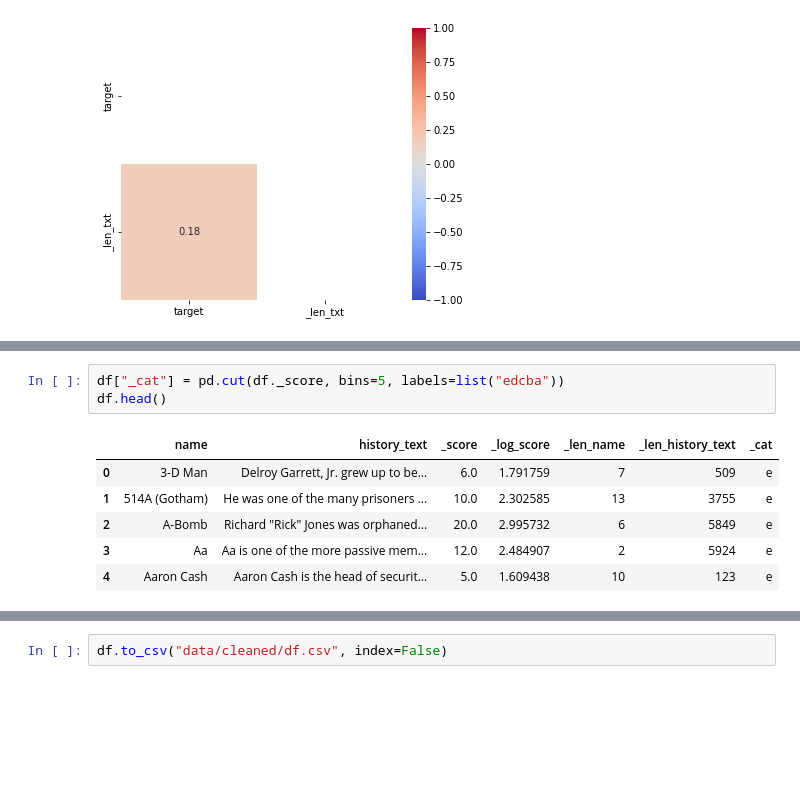
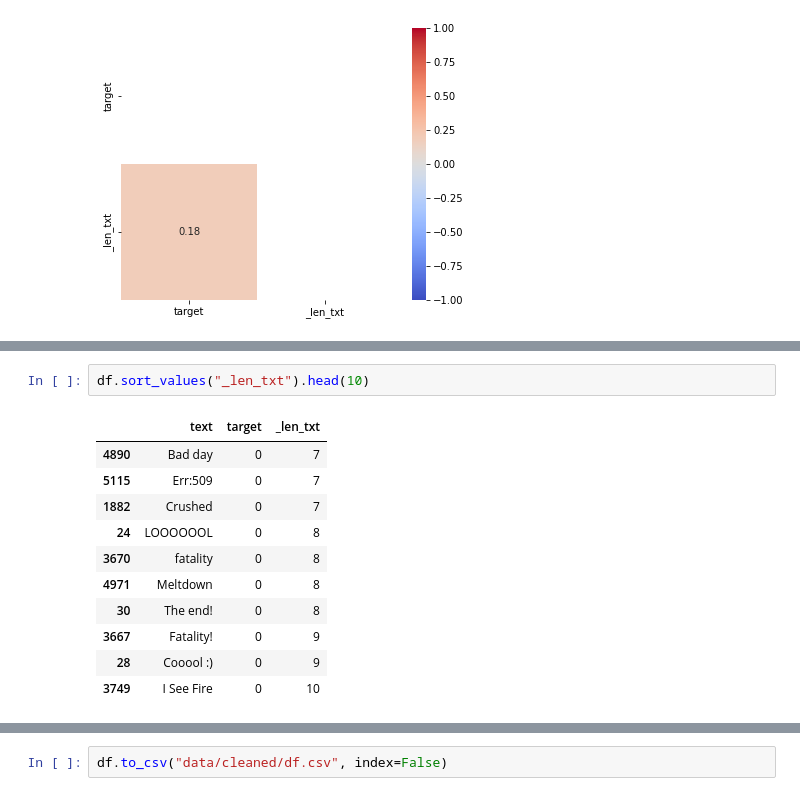
Before and after one commit to AlexandreGazagnes/ocr-donnees-textuelles, a Jupyter notebook: 00 text analysyis.ipynb, the cells around one changed output, grey strips where cells are left out. Drawn from its saved outputs; the diff is of its cells as text; blank space fills up the shorter version.

```diff
--- a/00 text analysyis.ipynb
+++ b/00 text analysyis.ipynb
@@ -336,10 +336,14 @@ sns.pairplot(df)
 # %%
-df["_cat"] = pd.cut(df._score, bins=5, labels=list("edcba"))
-df.head()
+df.sort_values("_len_txt").head(10)
 # %% [output]
-|  | name | history_text | _score | _log_score | _len_name | _len_history_text | _cat |
-| 0 | 3-D Man | Delroy Garrett, Jr. grew up to be... | 6.0 | 1.791759 | 7 | 509 | e |
-| 1 | 514A (Gotham) | He was one of the many prisoners ... | 10.0 | 2.302585 | 13 | 3755 | e |
-| 2 | A-Bomb | Richard "Rick" Jones was orphaned... | 20.0 | 2.995732 | 6 | 5849 | e |
-| 3 | Aa | Aa is one of the more passive mem... | 12.0 | 2.484907 | 2 | 5924 | e |
-| 4 | Aaron Cash | Aaron Cash is the head of securit... | 5.0 | 1.609438 | 10 | 123 | e |
+|  | text | target | _len_txt |
+| 4890 | Bad day | 0 | 7 |
+| 5115 | Err:509 | 0 | 7 |
+| 1882 | Crushed | 0 | 7 |
+| 24 | LOOOOOOL | 0 | 8 |
+| 3670 | fatality | 0 | 8 |
+| 4971 | Meltdown | 0 | 8 |
+| 30 | The end! | 0 | 8 |
+| 3667 | Fatality! | 0 | 9 |
+| 28 | Cooool :) | 0 | 9 |
+| 3749 | I See Fire | 0 | 10 |
```
Also changed, not shown: parts of 21 cells of this notebook, 1 other file.
